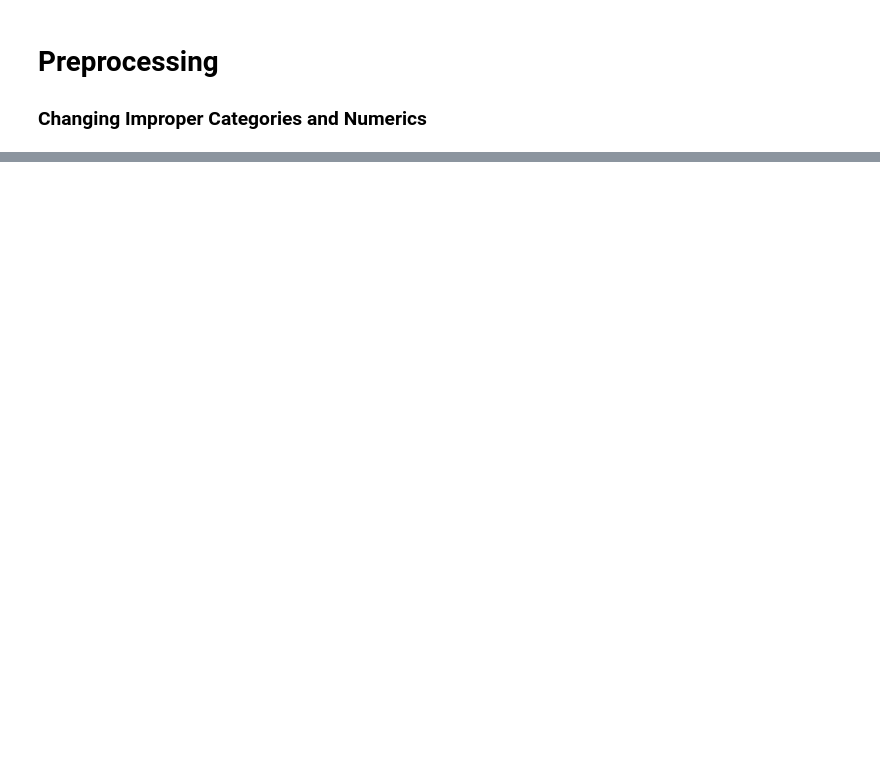
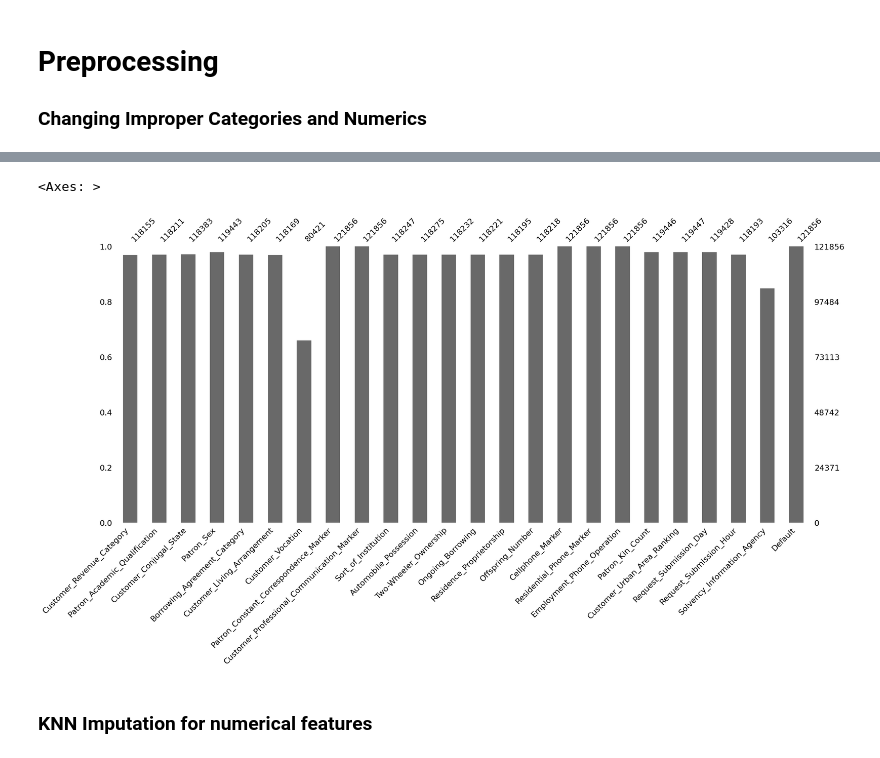
Before and after one commit to Jawakar-7/Customer-Churn-prediction, a Jupyter notebook: Preprocessinf& Modelling.ipynb, the cells around one changed output, grey strips where cells are left out. Drawn from its saved outputs; the diff is of its cells as text; code cells hidden in the pictures; blank space fills up the shorter version.

```diff
--- a/Preprocessinf& Modelling.ipynb
+++ b/Preprocessinf& Modelling.ipynb
@@ -31,0 +39,7 @@ for i in improper_numeric.keys():
+# %%
+msno.bar(df[cat_feat])
+# %% [output]
+<Axes: >
+[figure, added]
+# %% [markdown]
+### KNN Imputation for numerical features
```
Also changed, not shown: parts of 30 cells of this notebook, 1 other file.
